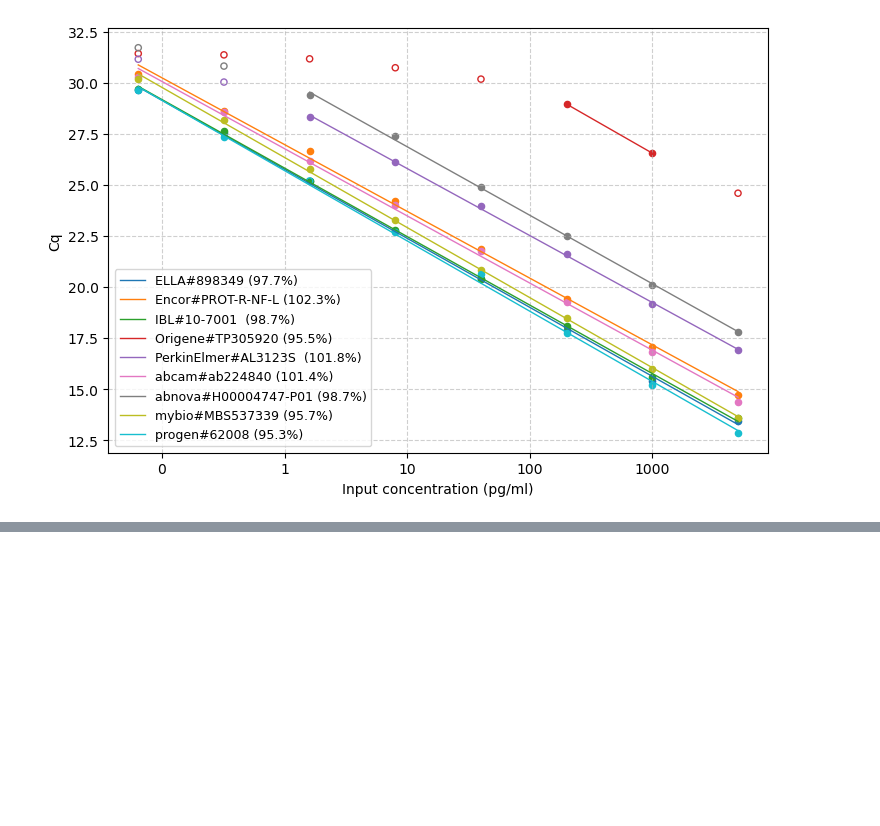
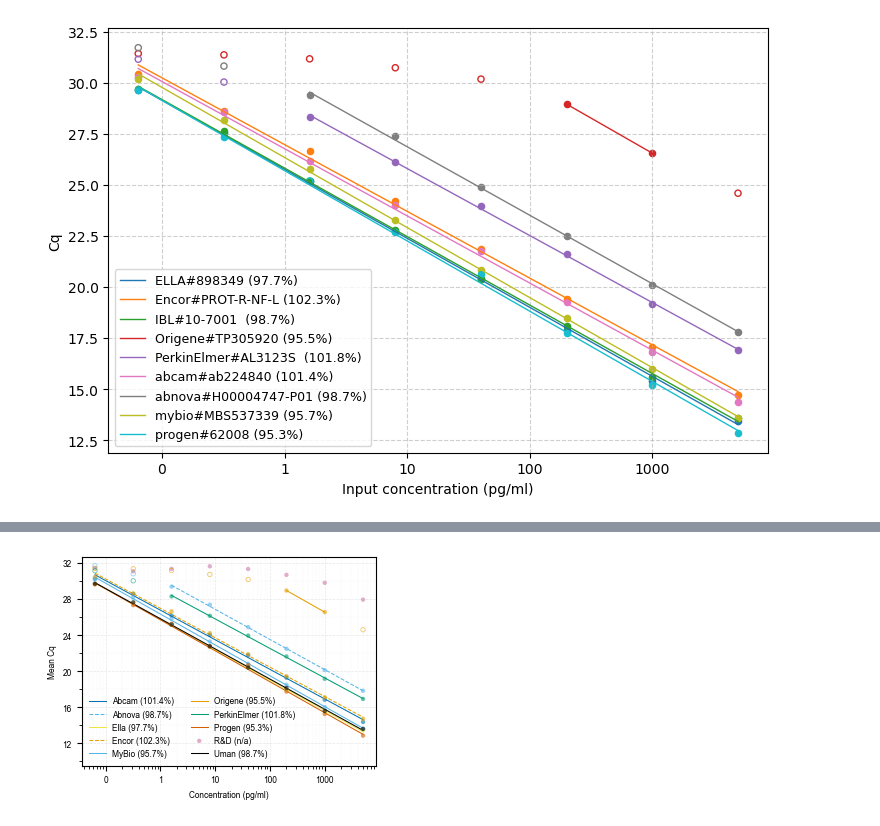
Before and after one commit to jeffsmith8/NfL-iPLA-paper, a Jupyter notebook: iPLA Calibrator Selection/iPLA_cal.ipynb, the cells around one changed output, grey strips where cells are left out. Drawn from its saved outputs; the diff is of its cells as text; code cells hidden in the pictures; blank space fills up the shorter version.

```diff
--- a/iPLA Calibrator Selection/iPLA_cal.ipynb
+++ b/iPLA Calibrator Selection/iPLA_cal.ipynb
@@ -32,9 +64,21 @@ cal_df[view_cols].head(2)
 | 0 | std1[0]_progen#62008 | 250813_e130_kruti_calP1 | 31.3145 | 0.0 | NaN | 0.0243 | ... |
 | 1 | std1[5000]_progen#62008 | 250813_e130_kruti_calP1 | 12.8420 | 5000.0 | 3.69897 | 5487.7612 | ... |
 # %%
-## We'll focus on mean values, so drop replicate rows
-cal_df_mean = cal_df.drop_duplicates(subset=['expt_folder_csv', 'sample_id', 'rep_id', 'usr_mean_ng/L'])
+# ── Deduplication and filtering ───────────────────────────────────────────
+# cal_df contains one row per replicate per standard curve point.
+# For calibrator evaluation we work with mean Cq values (one row per
+# unique sample × experiment × replicate group).
+#
+# drop_duplicates on ['expt_folder_csv', 'sample_id', 'rep_id', 'usr_mean_ng/L']
+# retains the first occurrence of each unique combination, collapsing
+# within-group technical replicates that have already been averaged.
+#
+# dropna on py_known_conc_log10 removes rows where the nominal concentration
+# is unknown (e.g. blank wells, internal controls) — these cannot be
+# placed on a standard curve.
 
-## drop nan and filter columns
+cal_df_mean = cal_df.drop_duplicates(
+    subset=['expt_folder_csv', 'sample_id', 'rep_id', 'usr_mean_ng/L']
+)
 cal_df_mean_f = cal_df_mean.dropna(subset=['py_known_conc_log10'])
 # %% [markdown]
@@ -396,0 +588,74 @@ Slope: -3.4397, R²: 0.9986, Efficiency: 95.31%
+# %%
+# ── Publication figure: max-points linear fit across all calibrators ──────
+from matplotlib.ticker import ScalarFormatter
+
+fig, ax = plt.subplots(figsize=(88/25.4, 66/25.4))
+
+results = []
+
+for calibrator in sorted(cal_pub_plot['calibrator'].unique()):
+    sub = cal_pub_plot[cal_pub_plot['calibrator'] == calibrator]
+    x = sub['py_known_conc_log10'].values
+    y = sub['ct; mean'].values
+
+    if calibrator not in calibrator_colours:
+        print(f'Skipping {calibrator}: not in calibrator_colours')
+        continue
+
+    colour, linestyle = get_style(calibrator)
+
+    best = find_max_points_linear_fit_window(
+        x, y,
+        slope_bounds=(-3.448, -3.207),
+        r2_thresh=0.99,
+        plot=False
+    )
+
+    if best is None:
+        print(f'{calibrator}: no valid window found')
+        ax.scatter(10**x, y, s=10, alpha=0.6, facecolor=colour,
+                   edgecolors='none', label=f'{calibrator} (n/a)')
+        continue
+
+    used_idx = set(best['indices'])
+
+    for i, (xi, yi) in enumerate(zip(x, y)):
+        if i in used_idx:
+            ax.scatter(10**xi, yi, s=10, alpha=0.6,
+                       facecolor=colour, edgecolors='none', zorder=5)
+        else:
+            ax.scatter(10**xi, yi, s=10, alpha=0.6,
+                       facecolor='none', edgecolors=colour,
+                       linewidths=0.6, zorder=5)
+
+    eff = best['efficiency'] * 100
+    x_line = np.linspace(best['x1'], best['x2'], 200)
+    y_line = best['slope'] * x_line + best['intercept']
+    ax.plot(10**x_line, y_line,
+            color=colour, linewidth=0.75, linestyle=linestyle,
+            label=f'{calibrator} ({eff:.1f}%)')
+
+    results.append({
+        'calibrator':   calibrator,
+        'slope':        round(best['slope'], 4),
+        'intercept':    round(best['intercept'], 4),
+        'r2':           round(best['r2'], 4),
+        'efficiency_%': round(eff, 1),
+        'points_used':  len(best['indices']),
+    })
+
+ax.set_xscale('log')
+ax.set_xlabel('Concentration (pg/ml)')
+ax.set_ylabel('Mean Cq')
+ax.grid(True, which='both', linestyle='--', alpha=0.3, linewidth=0.5)
+ax.xaxis.set_major_formatter(ScalarFormatter())
+ax.legend(frameon=False, ncols=2, loc='lower left')
+ax.set_ylim(bottom=9.5)
+ax.yaxis.set_major_locator(ticker.MultipleLocator(4))
+ax.yaxis.set_minor_locator(ticker.MultipleLocator(2))
+ax.tick_params(axis='y', which='minor', length=2)
+ax.grid(True, which='minor', linestyle='--', alpha=0.15, linewidth=0.3)
+plt.tight_layout()
+plt.savefig('fig_calibrator_linear_fit.svg', dpi=300, bbox_inches='tight')
+plt.show()
+# %% [output]
@@ -396,0 +681 @@ Slope: -3.4397, R²: 0.9986, Efficiency: 95.31%
+[figure, added]
```
Also changed, not shown: parts of 14 cells of this notebook, 1 other file.
